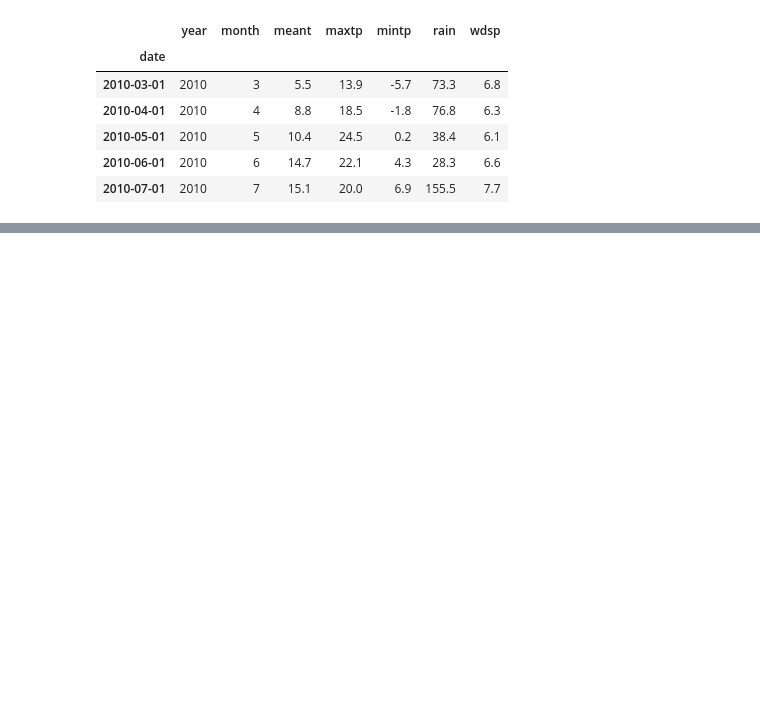
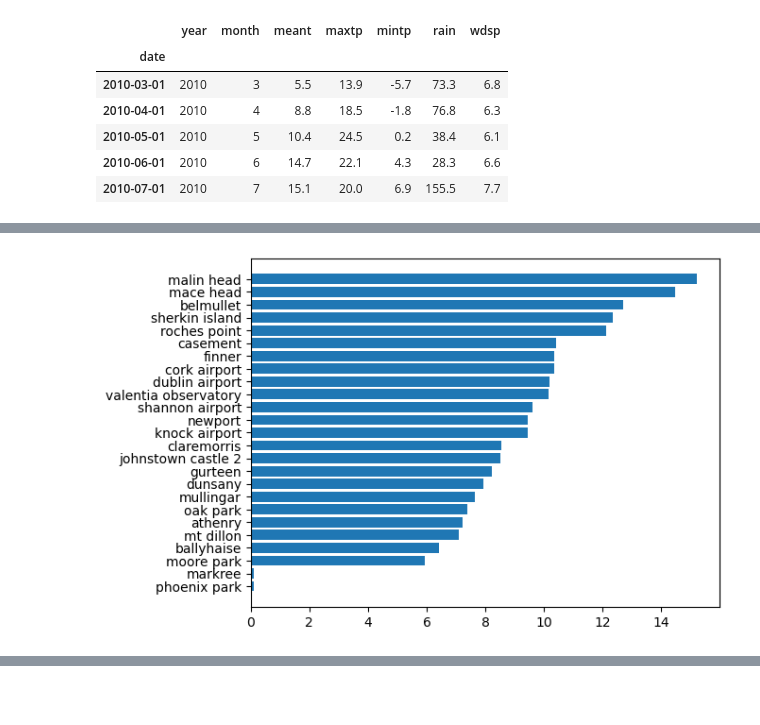
Before and after one commit to eoghanpw/PFDA-project, a Jupyter notebook: project.ipynb, the cells around one changed output, grey strips where cells are left out. Cells and saved outputs as stored; diff of their text form; code cells hidden in the pictures; blank space fills up the shorter version.

```diff
--- a/project.ipynb
+++ b/project.ipynb
@@ -448,0 +454,11 @@ monthly_df.head()
+# %%
+windspeed = monthly_df['wdsp'].groupby('station').mean().sort_values(ascending=True)
+temperature = monthly_df['meant'].groupby('station').mean().sort_values(ascending=True)
+rain = monthly_df['rain'].groupby('station').mean().sort_values(ascending=True)
+# %%
+fig, ax = plt.subplots()
+
+ax.barh(windspeed.index, windspeed)
+plt.show()
+# %% [output]
+[figure, added]
```
Also changed, not shown: parts of 3 cells of this notebook, 1 other file.
